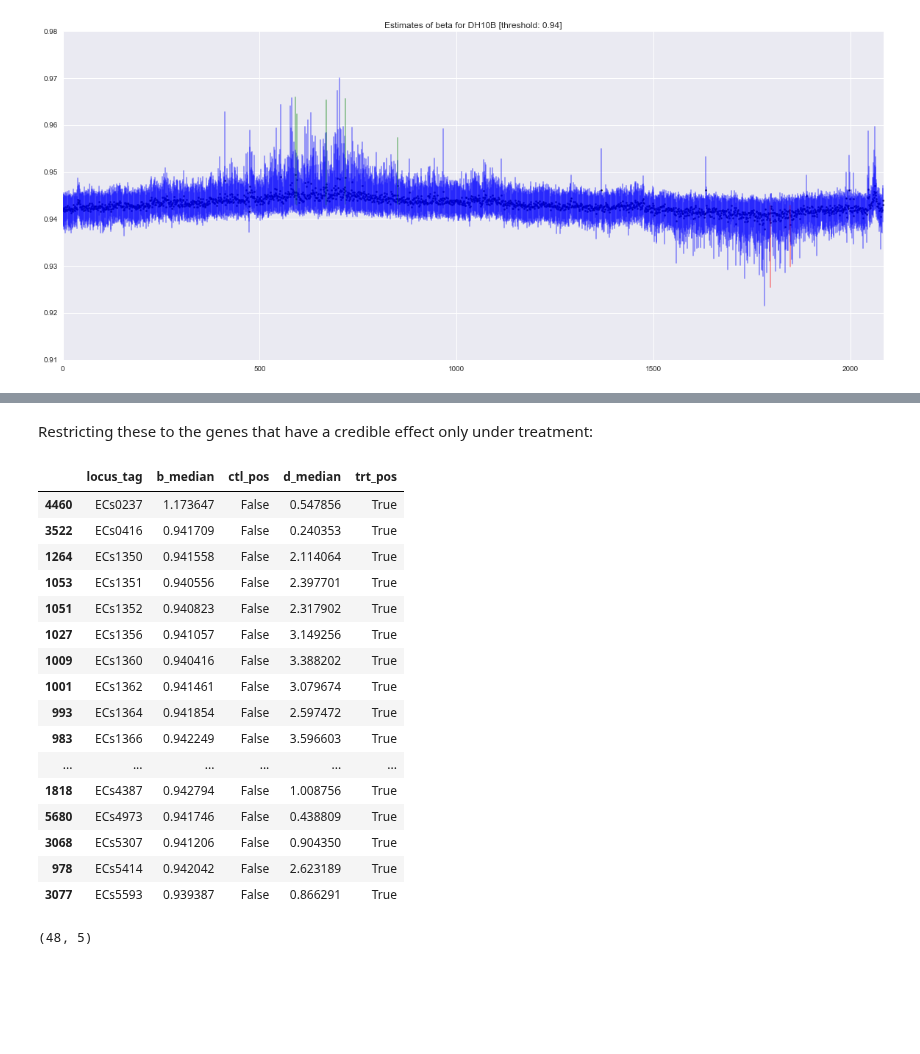
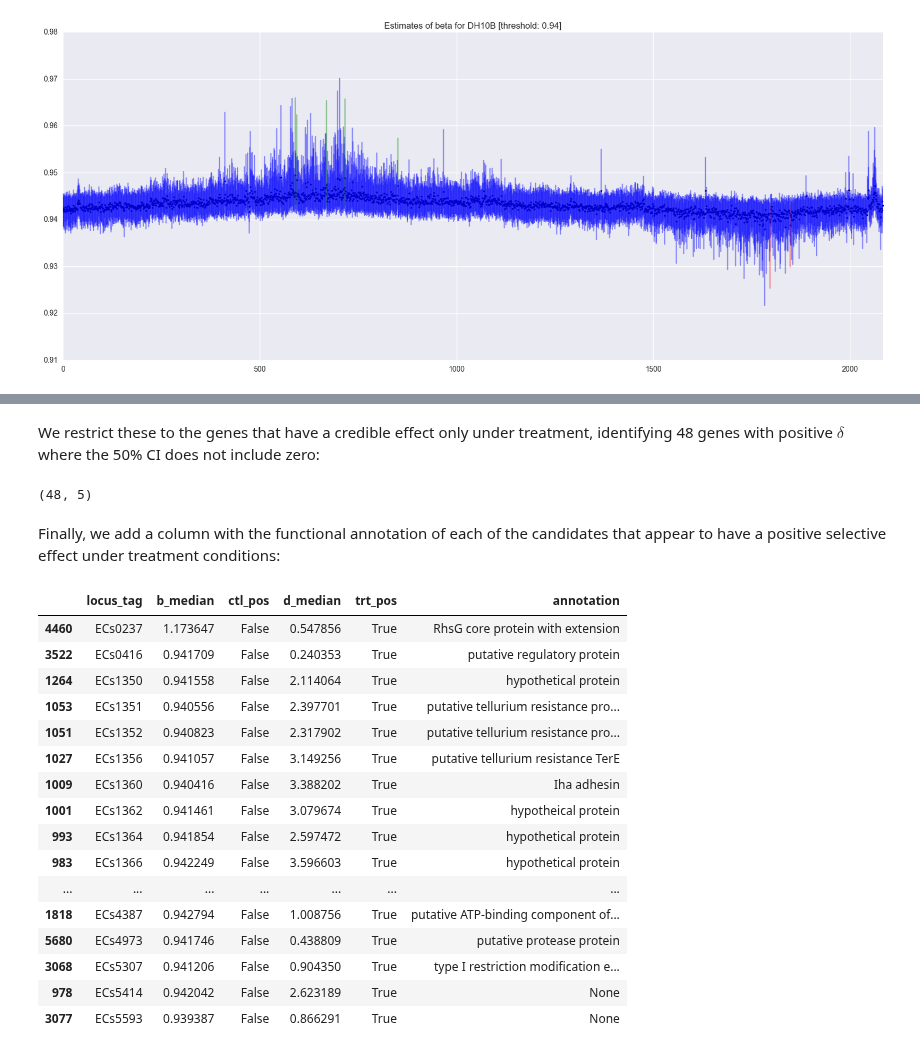
Before and after one commit to widdowquinn/SI_Holmes_etal_2017, a Jupyter notebook: notebooks/02-full_model_fit.ipynb, the cells around one changed output, grey strips where cells are left out. Saved outputs shown, nothing was run; the diff lists cells and outputs as text; code cells hidden in the pictures; blank space fills up the shorter version.

Commit message:
add annotation to the final set of candidates

```diff
--- a/notebooks/02-full_model_fit.ipynb
+++ b/notebooks/02-full_model_fit.ipynb
@@ -545,29 +547,34 @@ With the information above, we can list the genes/locus tags that appear to have
 # %%
 candidates = sakai_estimates[sakai_estimates['ctl_pos'] | sakai_estimates['trt_pos']]
-candidates = candidates[['locus_tag', 'b_median', 'ctl_pos', 'd_median', 'trt_pos']].sort_values(['ctl_pos', 'trt_pos', 'locus_tag'])
+candidates = candidates[['locus_tag', 'b_median', 'ctl_pos',
+                         'd_median', 'trt_pos']].sort_values(['ctl_pos', 'trt_pos', 'locus_tag'])
 # %% [markdown]
-Restricting these to the genes that have a credible effect only under treatment:
+We restrict these to the genes that have a credible effect only under treatment, identifying 48 genes with positive $\delta$ where the 50% CI does not include zero:
 # %%
-candidates.loc[candidates['trt_pos'] & ~candidates['ctl_pos']]
+trt_only_positive = candidates.loc[candidates['trt_pos'] & ~candidates['ctl_pos']]
+trt_only_positive.shape
 # %% [output]
-|  | locus_tag | b_median | ctl_pos | d_median | trt_pos |
-| 4460 | ECs0237 | 1.173647 | False | 0.547856 | True |
-| 3522 | ECs0416 | 0.941709 | False | 0.240353 | True |
-| 1264 | ECs1350 | 0.941558 | False | 2.114064 | True |
-| 1053 | ECs1351 | 0.940556 | False | 2.397701 | True |
-| 1051 | ECs1352 | 0.940823 | False | 2.317902 | True |
-| 1027 | ECs1356 | 0.941057 | False | 3.149256 | True |
-| 1009 | ECs1360 | 0.940416 | False | 3.388202 | True |
-| 1001 | ECs1362 | 0.941461 | False | 3.079674 | True |
-| 993 | ECs1364 | 0.941854 | False | 2.597472 | True |
-| 983 | ECs1366 | 0.942249 | False | 3.596603 | True |
-| ... | ... | ... | ... | ... | ... |
-| 1818 | ECs4387 | 0.942794 | False | 1.008756 | True |
-| 5680 | ECs4973 | 0.941746 | False | 0.438809 | True |
-| 3068 | ECs5307 | 0.941206 | False | 0.904350 | True |
-| 978 | ECs5414 | 0.942042 | False | 2.623189 | True |
-| 3077 | ECs5593 | 0.939387 | False | 0.866291 | True |
+(48, 5)
-# %%
-candidates.loc[candidates['trt_pos'] & ~candidates['ctl_pos']].shape
-# %% [output]
-(48, 5)
+# %% [markdown]
+Finally, we add a column with the functional annotation of each of the candidates that appear to have a positive selective effect under treatment conditions:
+# %%
+tools.annotate_locus_tags(trt_only_positive,
+                          os.path.join('..', 'data', 'Sakai', 'GCA_000008865.1_ASM886v1_genomic.gbff'))
+# %% [output]
+|  | locus_tag | b_median | ctl_pos | d_median | trt_pos | annotation |
+| 4460 | ECs0237 | 1.173647 | False | 0.547856 | True | RhsG core protein with extension |
+| 3522 | ECs0416 | 0.941709 | False | 0.240353 | True | putative regulatory protein |
+| 1264 | ECs1350 | 0.941558 | False | 2.114064 | True | hypothetical protein |
+| 1053 | ECs1351 | 0.940556 | False | 2.397701 | True | putative tellurium resistance pro... |
+| 1051 | ECs1352 | 0.940823 | False | 2.317902 | True | putative tellurium resistance pro... |
+| 1027 | ECs1356 | 0.941057 | False | 3.149256 | True | putative tellurium resistance TerE |
+| 1009 | ECs1360 | 0.940416 | False | 3.388202 | True | Iha adhesin |
+| 1001 | ECs1362 | 0.941461 | False | 3.079674 | True | hypotheical protein |
+| 993 | ECs1364 | 0.941854 | False | 2.597472 | True | hypothetical protein |
+| 983 | ECs1366 | 0.942249 | False | 3.596603 | True | hypothetical protein |
+| ... | ... | ... | ... | ... | ... | ... |
+| 1818 | ECs4387 | 0.942794 | False | 1.008756 | True | putative ATP-binding component of... |
+| 5680 | ECs4973 | 0.941746 | False | 0.438809 | True | putative protease protein |
+| 3068 | ECs5307 | 0.941206 | False | 0.904350 | True | type I restriction modification e... |
+| 978 | ECs5414 | 0.942042 | False | 2.623189 | True | None |
+| 3077 | ECs5593 | 0.939387 | False | 0.866291 | True | None |
```
Also changed, not shown: parts of 5 cells of this notebook, 1 other file.
